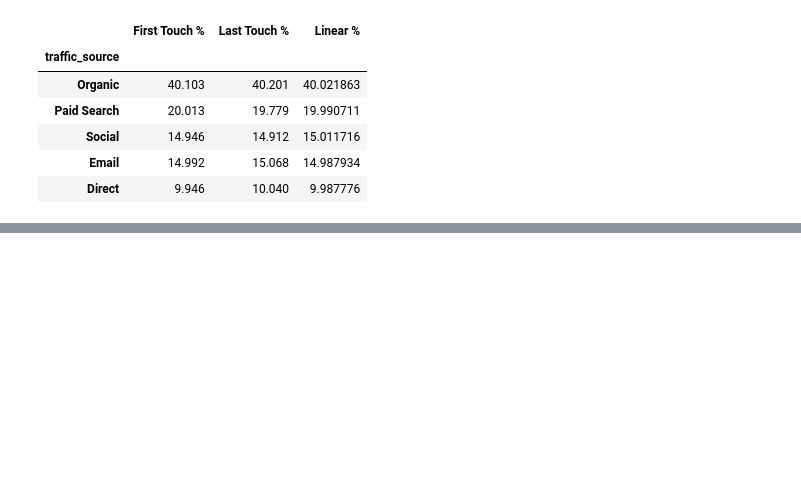
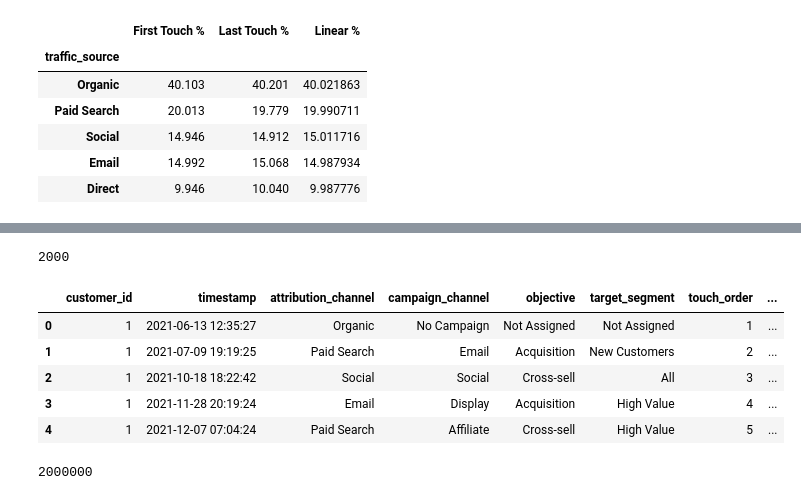
Before and after one commit to Tamoze/Marketing-Attribution-ROI-Dashboard, a Jupyter notebook: notebooks/03_attribution_analysis.ipynb, the cells around one changed output, grey strips where cells are left out. Cells and saved outputs as stored; diff of their text form; code cells hidden in the pictures; blank space fills up the shorter version.

Commit message:
Update stage 4: Attribution and Performance Analysis.

```diff
--- a/notebooks/03_attribution_analysis.ipynb
+++ b/notebooks/03_attribution_analysis.ipynb
@@ -995,0 +1002,58 @@ comparison_table.sort_values("Linear %", ascending=False)
+# %%
+# SQLite Database Setup
+import sqlite3
+conn = sqlite3.connect(":memory:")
+# %%
+# Load the DataFrames into the SQLite database
+events.to_sql("events", conn, index=False, if_exists="replace")
+customers.to_sql("customers", conn, index=False, if_exists="replace")
+campaigns.to_sql("campaigns", conn, index=False, if_exists="replace")
+transactions.to_sql("transactions", conn, index=False, if_exists="replace")
+products.to_sql("products", conn, index=False, if_exists="replace")
+# %% [output]
+2000
+# %%
+# Build customer journey dataset
+query1 = """
+SELECT
+    e.customer_id,
+    e.timestamp,
+    e.traffic_source AS attribution_channel,
+
+    COALESCE(cam.channel, 'No Campaign') AS campaign_channel,
+    COALESCE(cam.objective, 'Not Assigned') AS objective,
+    COALESCE(cam.target_segment, 'Not Assigned') AS target_segment,
+
+    ROW_NUMBER() OVER (
+        PARTITION BY e.customer_id
+        ORDER BY e.timestamp
+    ) AS touch_order,
+
+    COUNT(*) OVER (
+        PARTITION BY e.customer_id
+    ) AS total_touchpoints,
+
+    1.0 / COUNT(*) OVER (
+        PARTITION BY e.customer_id
+    ) AS linear_weight
+
+FROM events e
+LEFT JOIN campaigns cam
+ON e.campaign_id = cam.campaign_id
+"""
+# %%
+journey_data = pd.read_sql_query(query1, conn)
+
+journey_data.head()
+# %% [output]
+|  | customer_id | timestamp | attribution_channel | campaign_channel | objective | target_segment | touch_order | ... |
+| 0 | 1 | 2021-06-13 12:35:27 | Organic | No Campaign | Not Assigned | Not Assigned | 1 | ... |
+| 1 | 1 | 2021-07-09 19:19:25 | Paid Search | Email | Acquisition | New Customers | 2 | ... |
+| 2 | 1 | 2021-10-18 18:22:42 | Social | Social | Cross-sell | All | 3 | ... |
+| 3 | 1 | 2021-11-28 20:19:24 | Email | Display | Acquisition | High Value | 4 | ... |
+| 4 | 1 | 2021-12-07 07:04:24 | Paid Search | Affiliate | Cross-sell | High Value | 5 | ... |
+# %%
+# Load the journey_data DataFrame into the SQLite database as a table named "journey_data"
+journey_data.to_sql("journey_data", conn, index=False, if_exists="replace")
+# %% [output]
+2000000
```
Also changed, not shown: parts of 24 cells of this notebook.
